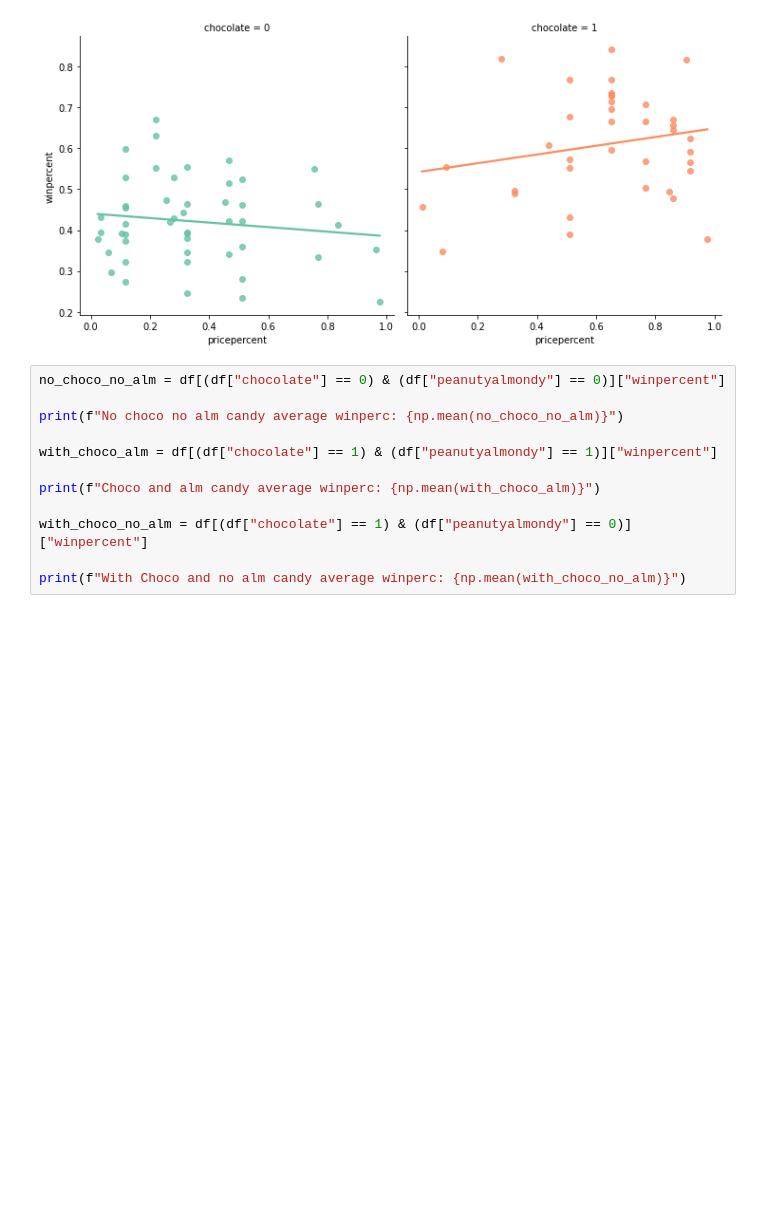
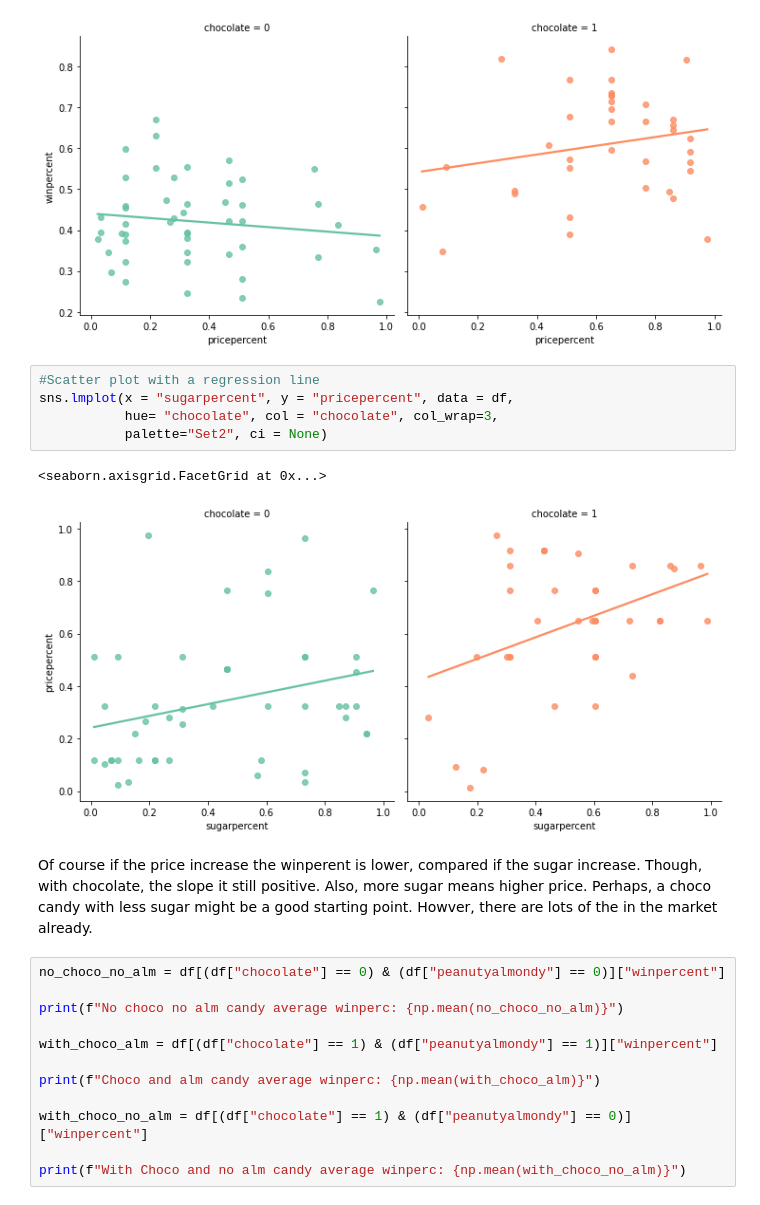
Before and after one commit to nicholas-dinicola/Candy-Power-Ranking-Analysis, a Jupyter notebook: analysis/Candy_Analysis.ipynb, the cells around one changed output. Cells and saved outputs as stored; diff of their text form; blank space fills up the shorter version.

```diff
--- a/analysis/Candy_Analysis.ipynb
+++ b/analysis/Candy_Analysis.ipynb
@@ -313,6 +300,16 @@ sns.lmplot(x = "pricepercent", y = "winpercent", data = df,
 # %% [output]
 <seaborn.axisgrid.FacetGrid at 0x...>
 [figure]
+# %%
+#Scatter plot with a regression line
+sns.lmplot(x = "sugarpercent", y = "pricepercent", data = df,
+           hue= "chocolate", col = "chocolate", col_wrap=3,
+           palette="Set2", ci = None)
+# %% [output]
+<seaborn.axisgrid.FacetGrid at 0x...>
+[figure, added]
+# %% [markdown]
+Of course if the price increase the winperent is lower, compared if the sugar increase. Though, with chocolate, the slope it still positive. Also, more sugar means higher price. Perhaps, a choco candy with less sugar might be a good starting point. Howver, there are lots of the in the market already.
 # %%
 no_choco_no_alm = df[(df["chocolate"] == 0) & (df["peanutyalmondy"] == 0)]["winpercent"]
 
```
Also changed, not shown: parts of 49 cells of this notebook, 1 other file.
